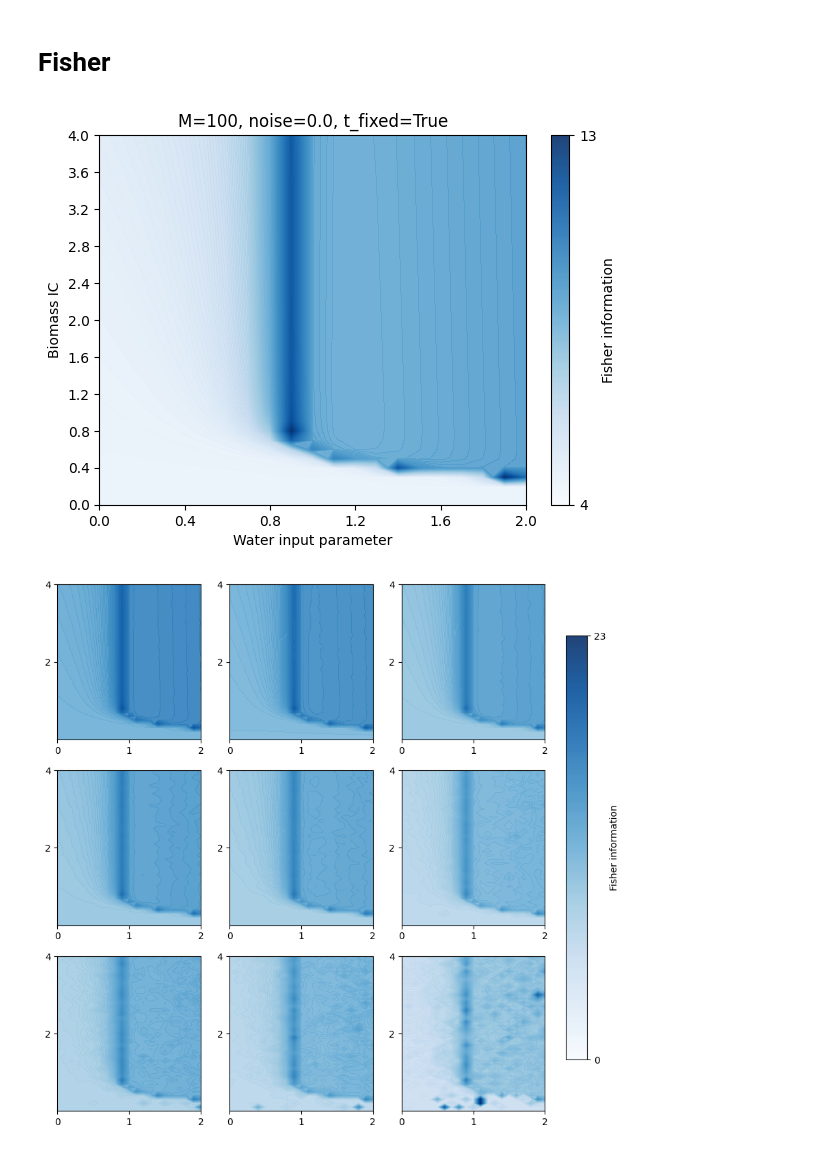
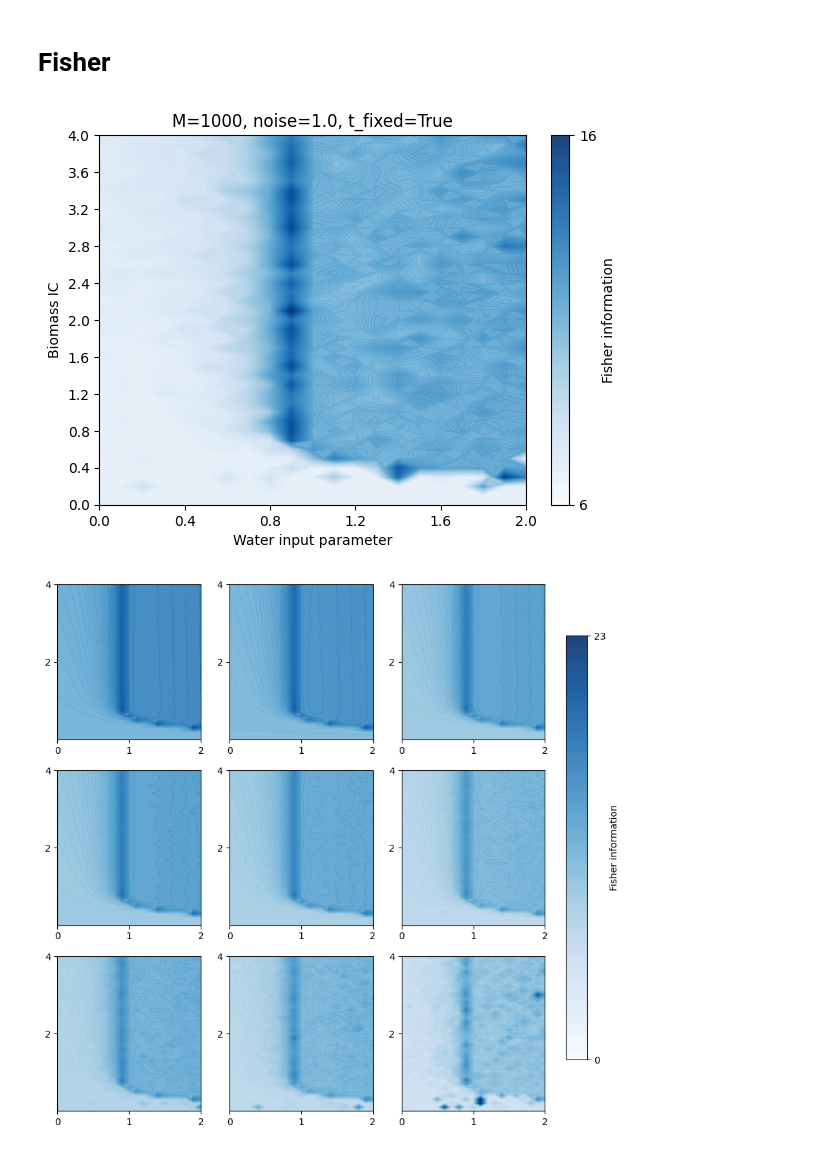
Before and after one commit to lisab00/ma-code, a Jupyter notebook: notebooks/inverse_uq_am/plots_inverse_uq_am.ipynb, the cells around one changed output. Saved outputs shown, nothing was run; the diff lists cells and outputs as text; code cells hidden in the pictures.

```diff
--- a/notebooks/inverse_uq_am/plots_inverse_uq_am.ipynb
+++ b/notebooks/inverse_uq_am/plots_inverse_uq_am.ipynb
@@ -6,20 +6,20 @@ from src.plots_ll_fish import *
 # Fisher
 # %%
 # Plots of the Fisher information of inferred a,m parameters
-M_vals = [100]
-noise_vals = [0.0]
+M_vals = [1000]
+noise_vals = [1.0]
 w0=0.95
 m=0.45
 store=False
 t_fixed=True
 log=True
 
 path_to_read= "C:/Users/lisah/Documents/Repos/ma-code/data/t_fixed/t100/fisher_am/"
 path_to_store=""
 
 make_all_fish_plots(M_vals, noise_vals,w0, m, path_to_read,path_to_store, t_fixed, store, log)
 # %% [output]
-[figure, old version]
+[figure, new version]
 # %%
 M_vals = [1000, 500, 100]
 noise_vals = [0.01, 0.1, 0.5]
```
Also changed, not shown: parts of 4 cells of this notebook.
